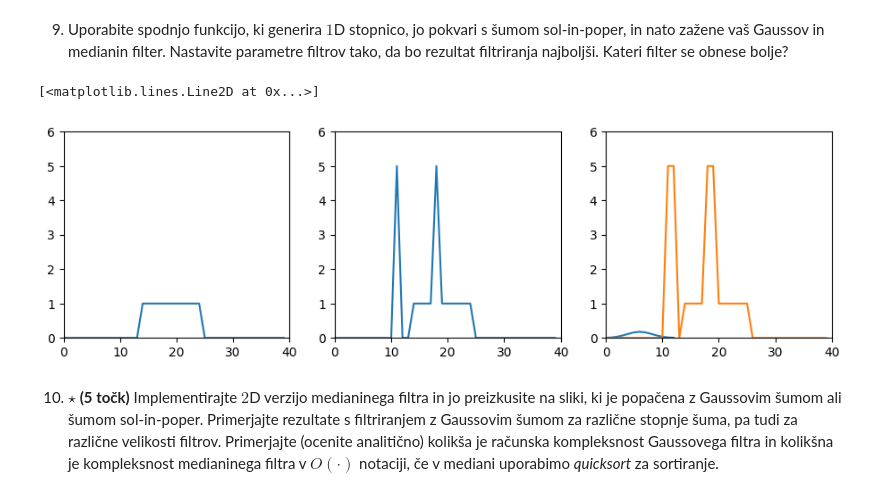
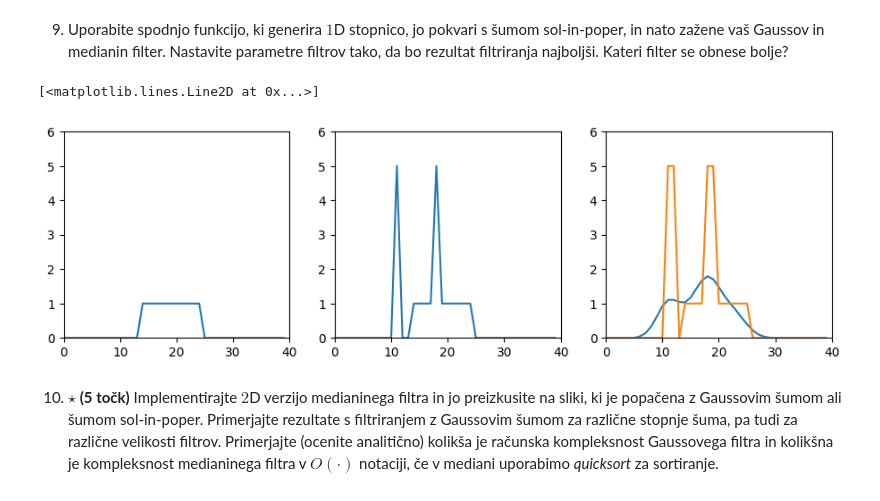
Before and after one commit to Krevs321/Robotika, a Jupyter notebook: vaja2.ipynb, the cells around one changed output. Cells and saved outputs as stored; diff of their text form; code cells hidden in the pictures.

```diff
--- a/vaja2.ipynb
+++ b/vaja2.ipynb
@@ -288,30 +286,30 @@ def simple_median(f, w):
 # %%
 # signal
 x = np.concatenate((np.zeros(14), np.ones(11), np.zeros(15)))
 # pokvarjeni signal
 xc = np.copy(x)
 xc[11] = 5
 xc[18] = 5
 
 plt.figure(figsize=(15,3))
 plt.subplot(141)
 plt.xlim([0, 40])
 plt.ylim([0, 6])
 plt.plot(x)
 plt.subplot(142)
 plt.xlim([0, 40])
 plt.ylim([0, 6])
 plt.plot(xc)
 plt.subplot(143)
 plt.xlim([0, 40])
 plt.ylim([0, 6])
 # TO-DO: plot simple gauss
-plt.plot(simple_gauss(1))
+plt.plot(gauss_filter(xc, 2))
 # TO-DO: plot simple median
 plt.plot(simple_median(xc, 4))
 # %% [output]
 [<matplotlib.lines.Line2D at 0x...>]
-[figure, old version]
+[figure, new version]
 # %% [markdown]
 10. <b>$\star$ (5 točk)</b> Implementirajte $2$D verzijo medianinega filtra in jo preizkusite na sliki, ki je popačena z Gaussovim šumom ali šumom sol-in-poper. Primerjajte rezultate s filtriranjem z Gaussovim šumom za različne stopnje šuma, pa tudi za različne velikosti filtrov. Primerjajte (ocenite analitično) kolikša je računska kompleksnost Gaussovega filtra in kolikšna je kompleksnost medianinega filtra v $O(\cdot)$ notaciji, če v mediani uporabimo <i>quicksort</i> za sortiranje.
 
```
Also changed, not shown: parts of 3 cells of this notebook.
